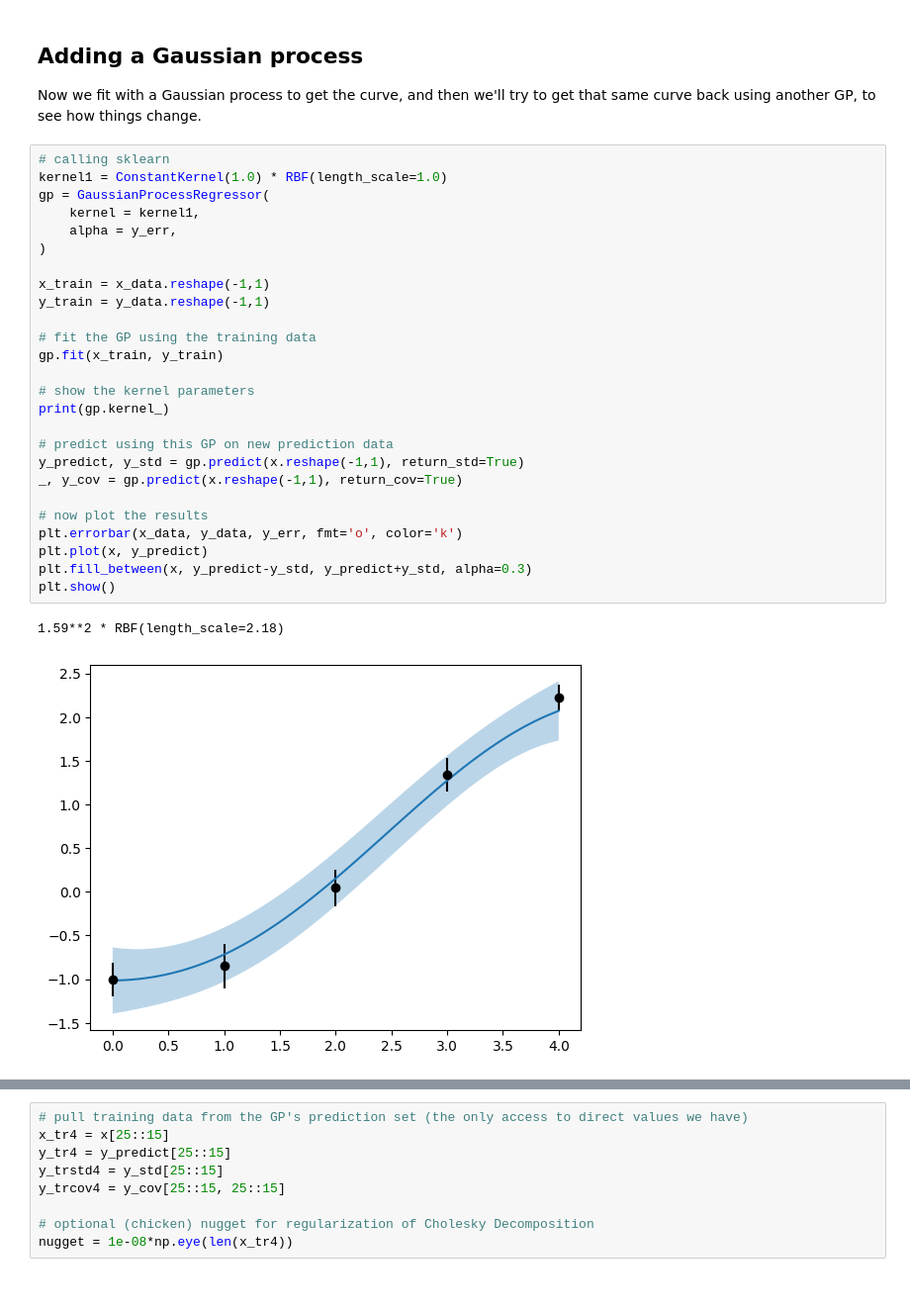
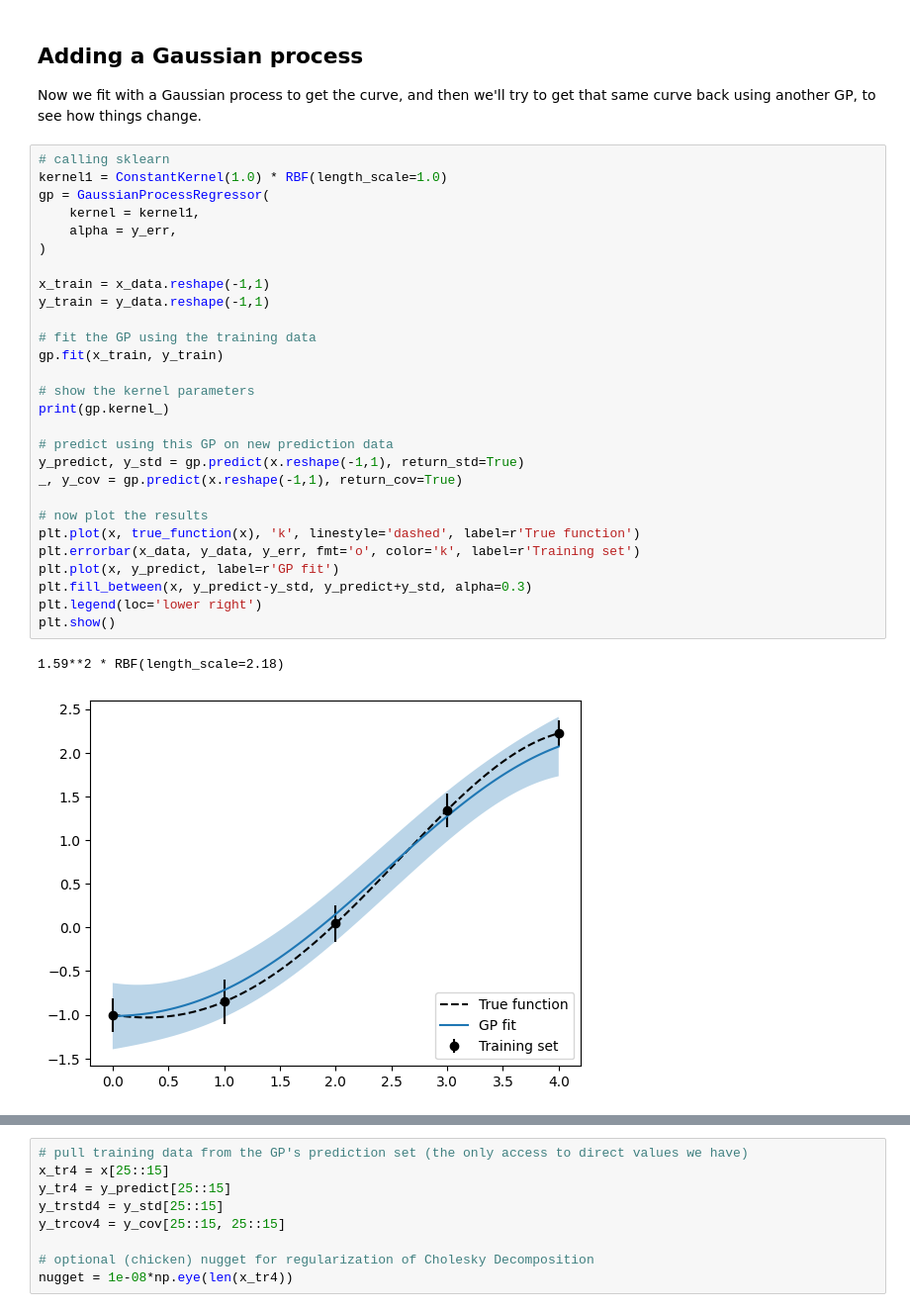
Before and after one commit to asemposki/neutron-rich-bmm, a Jupyter notebook: notebooks/ToyGPs.ipynb, the cells around one changed output, grey strips where cells are left out. Shown at 99% size. Cells and saved outputs as stored; diff of their text form.

```diff
--- a/notebooks/ToyGPs.ipynb
+++ b/notebooks/ToyGPs.ipynb
@@ -65,32 +61,34 @@ Now we fit with a Gaussian process to get the curve, and then we'll try to get t
 # %%
 # calling sklearn
 kernel1 = ConstantKernel(1.0) * RBF(length_scale=1.0)
 gp = GaussianProcessRegressor(
     kernel = kernel1,
     alpha = y_err,
 )
 
 x_train = x_data.reshape(-1,1)
 y_train = y_data.reshape(-1,1)
 
 # fit the GP using the training data
 gp.fit(x_train, y_train)
 
 # show the kernel parameters
 print(gp.kernel_)
 
 # predict using this GP on new prediction data
 y_predict, y_std = gp.predict(x.reshape(-1,1), return_std=True)
 _, y_cov = gp.predict(x.reshape(-1,1), return_cov=True)
 
 # now plot the results
-plt.errorbar(x_data, y_data, y_err, fmt='o', color='k')
-plt.plot(x, y_predict)
+plt.plot(x, true_function(x), 'k', linestyle='dashed', label=r'True function')
+plt.errorbar(x_data, y_data, y_err, fmt='o', color='k', label=r'Training set')
+plt.plot(x, y_predict, label=r'GP fit')
 plt.fill_between(x, y_predict-y_std, y_predict+y_std, alpha=0.3)
+plt.legend(loc='lower right')
 plt.show()
 # %% [output]
 1.59**2 * RBF(length_scale=2.18)
-[figure, old version]
+[figure, new version]
 # %% [markdown]
 ## Fitting this with another GP
 
```
Also changed, not shown: parts of 29 cells of this notebook.
